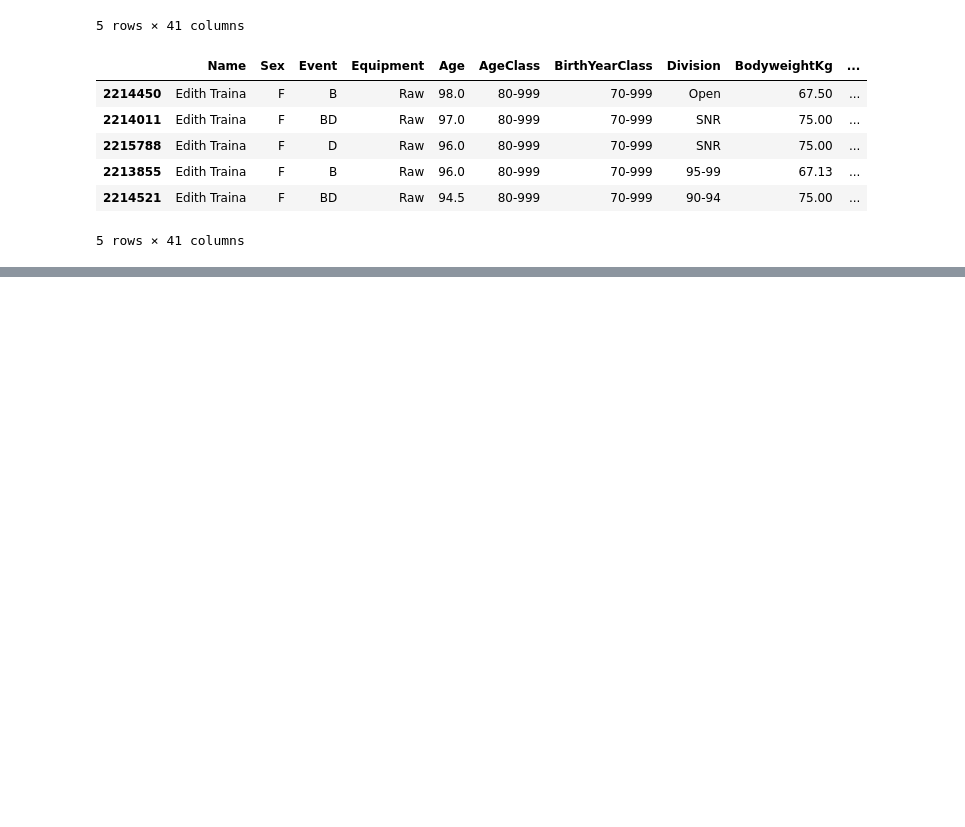
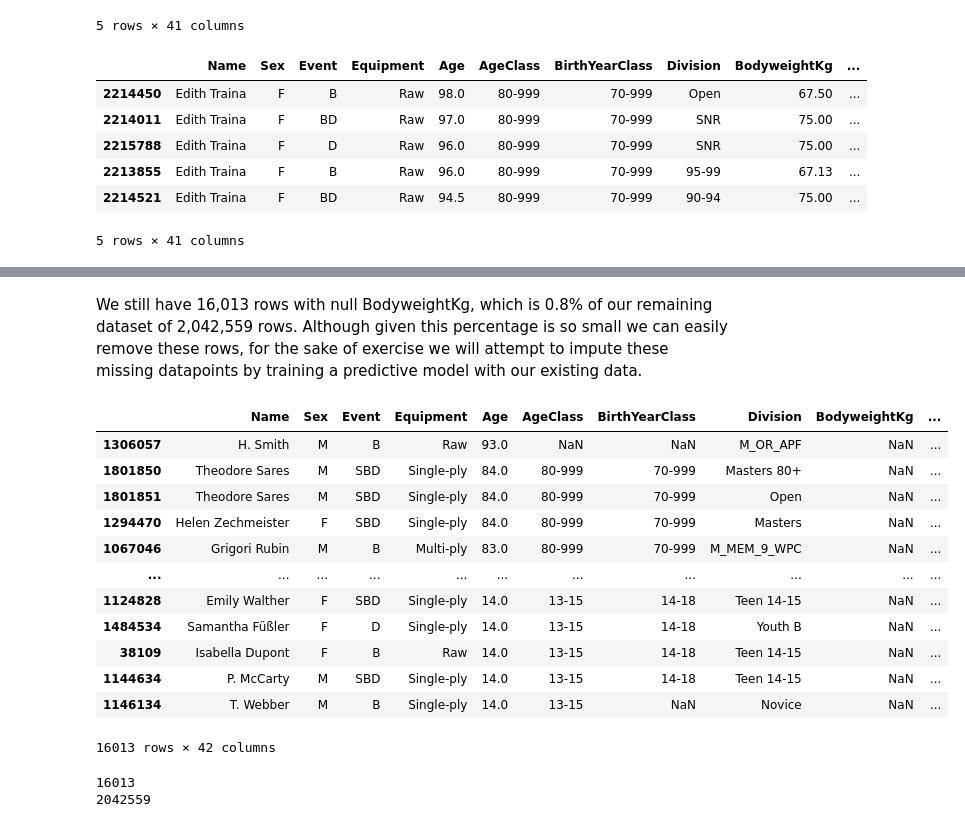
Before and after one commit to kim-jason/PowerliftingDataset, a Jupyter notebook: Powerlifting_Data_Science_Project.ipynb, the cells around one changed output, grey strips where cells are left out. Saved outputs shown, nothing was run; the diff lists cells and outputs as text; code cells hidden in the pictures; blank space fills up the shorter version.

```diff
--- a/Powerlifting_Data_Science_Project.ipynb
+++ b/Powerlifting_Data_Science_Project.ipynb
@@ -439,0 +502,22 @@ display(cleaned_df[cleaned_df['Valid_WeightClassKg'] == False])
+# %% [markdown]
+We still have 16,013 rows with null BodyweightKg, which is 0.8% of our remaining dataset of 2,042,559 rows. Although given this percentage is so small we can easily remove these rows, for the sake of exercise we will attempt to impute these missing datapoints by training a predictive model with our existing data.
+# %%
+display(cleaned_df[cleaned_df['BodyweightKg'].isnull()])
+print(len(cleaned_df[cleaned_df['BodyweightKg'].isnull()]))
+print(len(cleaned_df))
+# %% [output]
+|  | Name | Sex | Event | Equipment | Age | AgeClass | BirthYearClass | Division | BodyweightKg | ... |
+| 1306057 | H. Smith | M | B | Raw | 93.0 | NaN | NaN | M_OR_APF | NaN | ... |
+| 1801850 | Theodore Sares | M | SBD | Single-ply | 84.0 | 80-999 | 70-999 | Masters 80+ | NaN | ... |
+| 1801851 | Theodore Sares | M | SBD | Single-ply | 84.0 | 80-999 | 70-999 | Open | NaN | ... |
+| 1294470 | Helen Zechmeister | F | SBD | Single-ply | 84.0 | 80-999 | 70-999 | Masters | NaN | ... |
+| 1067046 | Grigori Rubin | M | B | Multi-ply | 83.0 | 80-999 | 70-999 | M_MEM_9_WPC | NaN | ... |
+| ... | ... | ... | ... | ... | ... | ... | ... | ... | ... | ... |
+| 1124828 | Emily Walther | F | SBD | Single-ply | 14.0 | 13-15 | 14-18 | Teen 14-15 | NaN | ... |
+| 1484534 | Samantha Füßler | F | D | Single-ply | 14.0 | 13-15 | 14-18 | Youth B | NaN | ... |
+| 38109 | Isabella Dupont | F | B | Raw | 14.0 | 13-15 | 14-18 | Teen 14-15 | NaN | ... |
+| 1144634 | P. McCarty | M | SBD | Single-ply | 14.0 | 13-15 | 14-18 | Teen 14-15 | NaN | ... |
+| 1146134 | T. Webber | M | B | Single-ply | 14.0 | 13-15 | NaN | Novice | NaN | ... |
+16013 rows × 42 columns
+16013
+2042559
```
Also changed, not shown: parts of 23 cells of this notebook.
